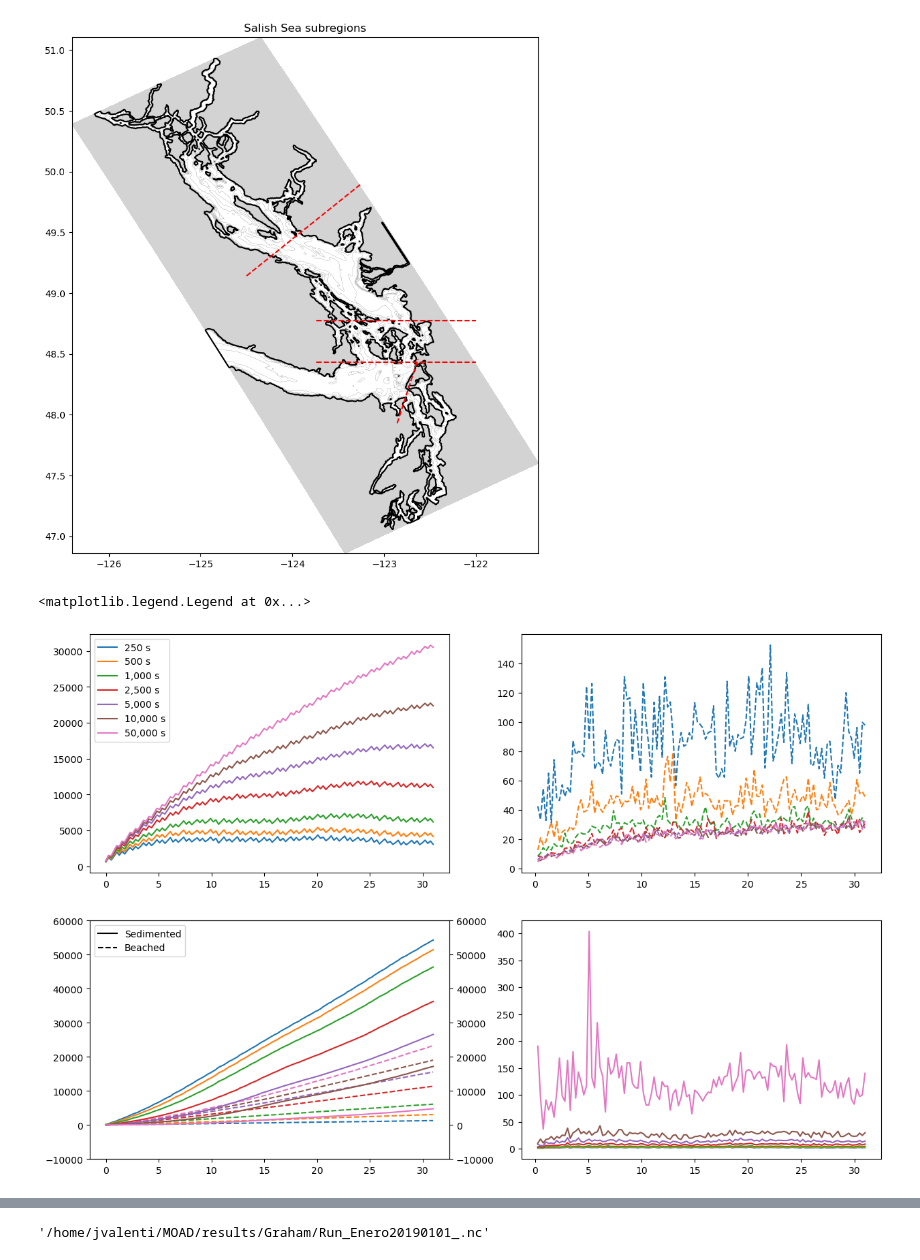
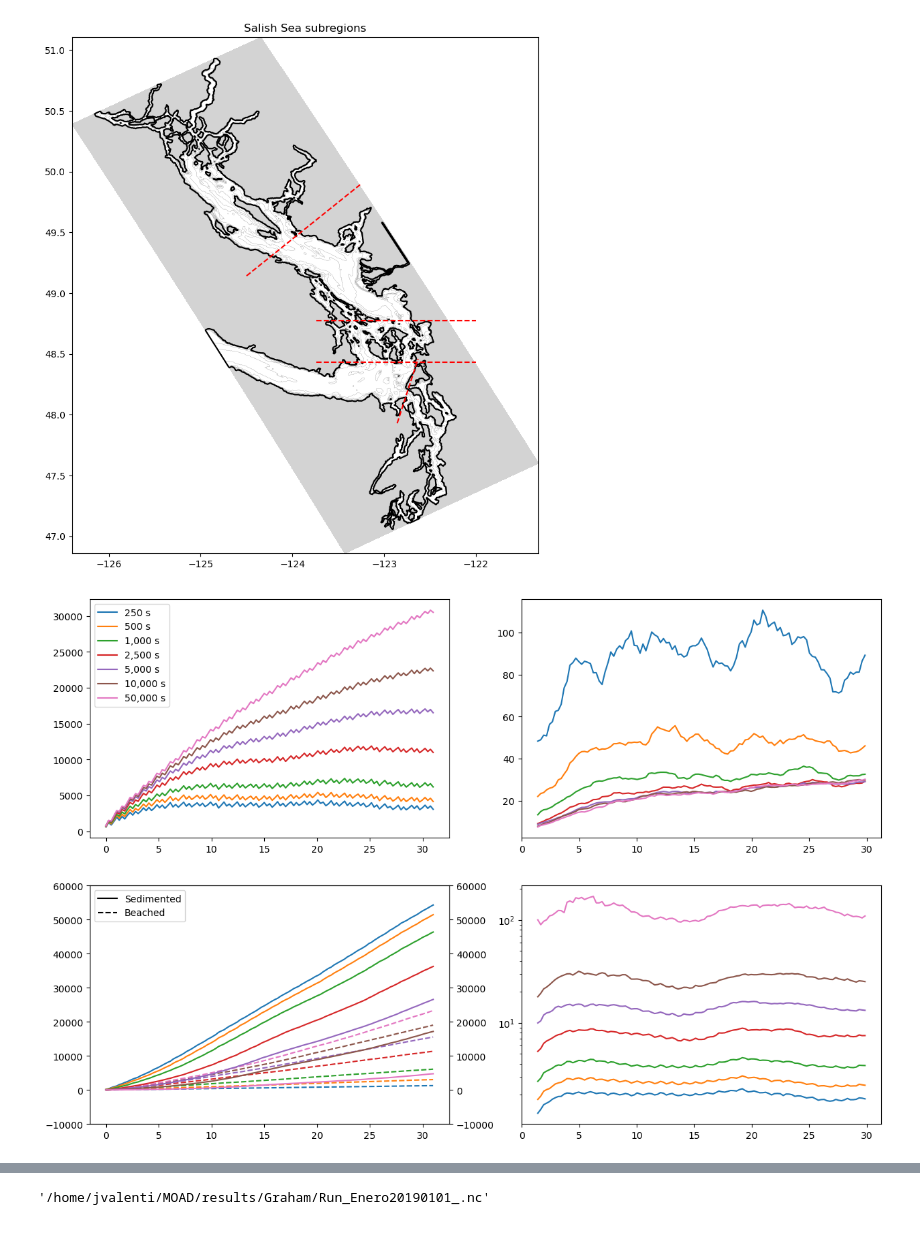
Before and after one commit to SalishSeaCast/analysis-jose, a Jupyter notebook: notebooks/Outfall_finalResults/regions_stats.ipynb, the cells around one changed output, grey strips where cells are left out. Saved outputs shown, nothing was run; the diff lists cells and outputs as text; code cells hidden in the pictures.

```diff
--- a/notebooks/Outfall_finalResults/regions_stats.ipynb
+++ b/notebooks/Outfall_finalResults/regions_stats.ipynb
@@ -77,9 +77,17 @@ def counting(DS,month,axs,fact=1):
     twin3.set_ylim([-1e4,6e4])
     beached = [(c - countb[i-1])*4/(count[i-1]) for i,c in enumerate(countb)]#*4 to give the units in day-1
     sediment = [(c - counte[i-1])*4/(count[i-1]) for i,c in enumerate(counte)]
-    axs[0,1].plot(x2[1:],1/np.array(beached[1:]),'-',label = 'Beaching rate')
+    beached = np.array(beached)
+    for i,b in enumerate(beached):
+        if b==0:
+            beached[i]=(beached[i-1]+beached[i+1])/2
+    sediment = np.array(sediment)
+    for i,b in enumerate(sediment):
+        if b==0:
+            sediment[i]=(sediment[i-1]+sediment[i+1])/2
+    axs[0,1].plot(moving_average(x2[1:],10),moving_average(1/beached[1:],10),'-',label = 'Beaching rate')
     # twin1.plot(x2,depthb,'--',la(bel = 'Avg Depth')
-    axs[1,1].plot(x[1:],1/np.array(sediment[1:]),label = 'Sedimentation rate')
+    axs[1,1].plot(moving_average(x[1:],10),moving_average(1/sediment[1:],10),label = 'Sedimentation rate')
     return #count,counte,countb,beached,sediment
 # %%
 import pandas as pd
@@ -101,6 +109,9 @@ def cutting(data,area):
     elif area=='Haro':
         data_new = data[data.lat<48.774]
         data_new = data_new[data_new.lat>48.43]
+        data_new = data_new[data_new.lon<-123]
+        data_new = data_new[data_new.lon>-123.456]
+
     elif area=='NSoG':
         data_new = data[data.lat>(20/33)*data.lon+124.597]
     elif area=='CSSoG':
@@ -112,24 +123,24 @@ def cutting(data,area):
 # %%
 fig,axs = plt.subplots(2,2,figsize=(15,10))
 twin3 = axs[1,0].twinx()
 for alpha in runs:
     ds = xr.open_dataset(path_runs+runs[alpha][0], decode_times=False)
     x = np.linspace(0,31,ds.dims['obs']-1)
     x2 = np.linspace(0,31,ds.dims['obs']-1)
     DS = ds.to_dataframe()
     DS = DS.dropna()
     DS = DS[DS.time>0]
     DS = cutting(DS,'Puget')
     counting(DS,alpha,axs,runs[alpha][1])
 axs[0,0].legend()
 legend_lines = [plt.Line2D([0], [0], color='black', linestyle='-'),
                 plt.Line2D([0], [0], color='black', linestyle='--')]
 legend_line = [plt.Line2D([0], [0], color='black', linestyle='--')]
 axs[1,0].legend(legend_lines,['Sedimented','Beached'], loc = 'upper left')
+axs[1,1].set_yscale('log')
 #axs[0,1].legend(legend_line,['Bch Rate'], loc = 'upper right')
 # %% [output]
-<matplotlib.legend.Legend at 0x...>
-[figure, old version]
+[figure, new version]
 # %%
 fig,axs = plt.subplots(2,2,figsize=(15,10))
 twin3 = axs[1,0].twinx()
```
Also changed, not shown: parts of 2 cells of this notebook.
